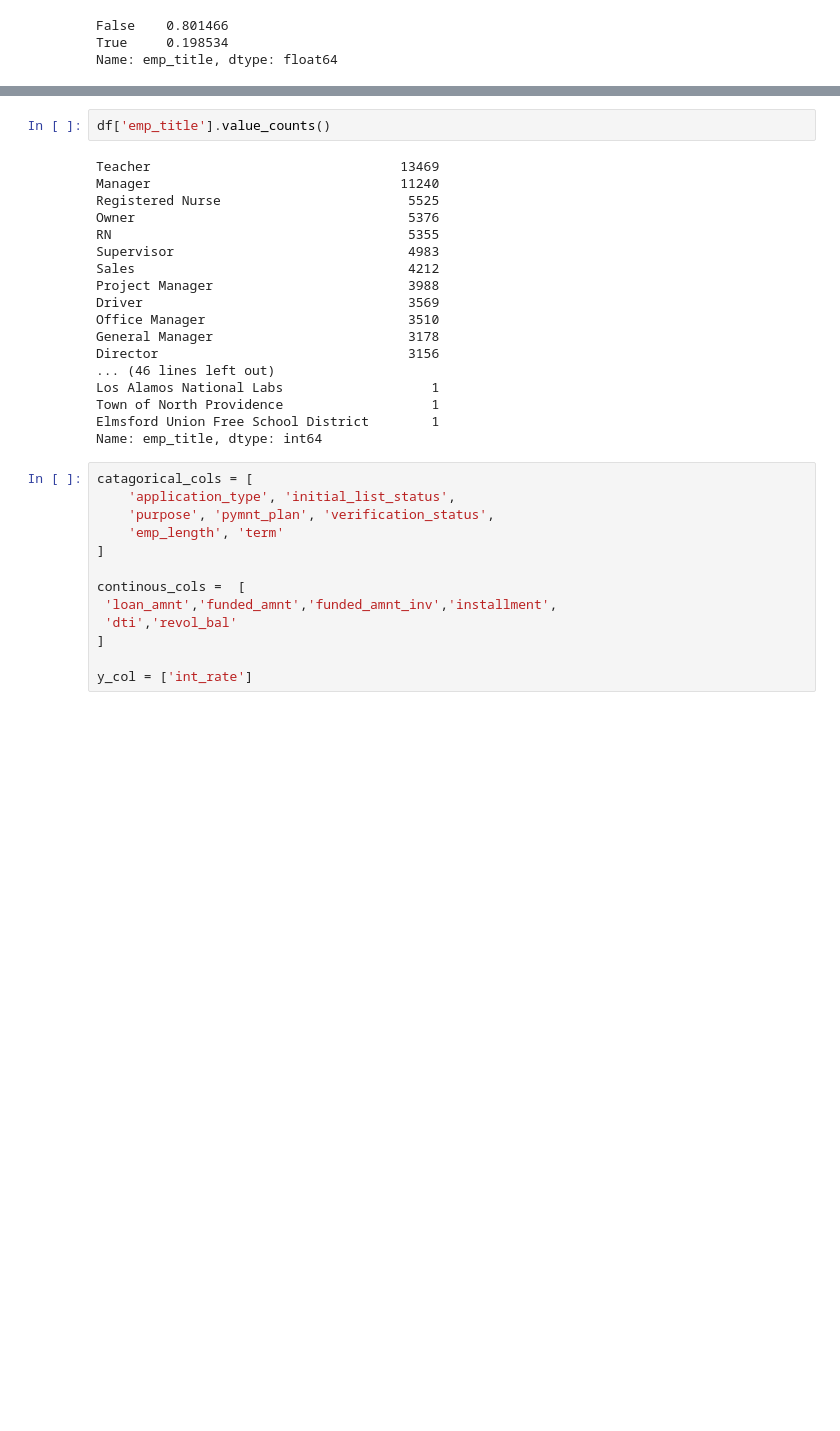
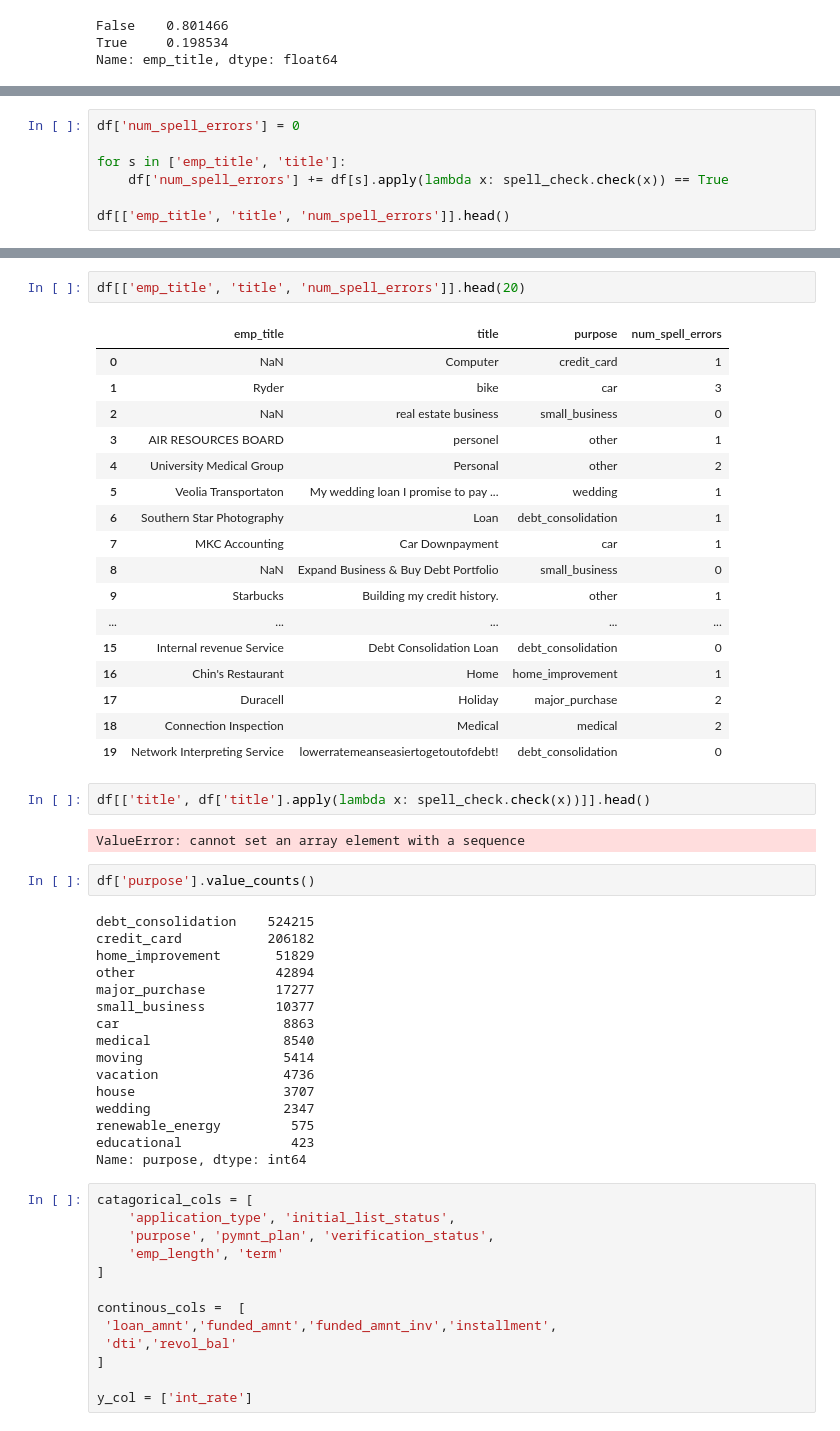
Before and after one commit to QuinnLee/cs109a-Project, a Jupyter notebook: notebooks/4-aa-feature-engineering.ipynb, the cells around one changed output, grey strips where cells are left out. Saved outputs shown, nothing was run; the diff lists cells and outputs as text; blank space fills up the shorter version.

```diff
--- a/notebooks/4-aa-feature-engineering.ipynb
+++ b/notebooks/4-aa-feature-engineering.ipynb
@@ -192,0 +264,7 @@ Name: emp_title, dtype: float64
+# %%
+df['num_spell_errors'] = 0
+
+for s in ['emp_title', 'title']:
+    df['num_spell_errors'] += df[s].apply(lambda x: spell_check.check(x)) == True
+
+df[['emp_title', 'title', 'num_spell_errors']].head()
@@ -193,23 +278,45 @@ Name: emp_title, dtype: float64
+# %%
+df[['emp_title', 'title', 'num_spell_errors']].head(20)
+# %% [output]
+|  | emp_title | title | purpose | num_spell_errors |
+| 0 | NaN | Computer | credit_card | 1 |
+| 1 | Ryder | bike | car | 3 |
+| 2 | NaN | real estate business | small_business | 0 |
+| 3 | AIR RESOURCES BOARD | personel | other | 1 |
+| 4 | University Medical Group | Personal | other | 2 |
+| 5 | Veolia Transportaton | My wedding loan I promise to pay ... | wedding | 1 |
+| 6 | Southern Star Photography | Loan | debt_consolidation | 1 |
+| 7 | MKC Accounting | Car Downpayment | car | 1 |
+| 8 | NaN | Expand Business & Buy Debt Portfolio | small_business | 0 |
+| 9 | Starbucks | Building my credit history. | other | 1 |
+| ... | ... | ... | ... | ... |
+| 15 | Internal revenue Service | Debt Consolidation Loan | debt_consolidation | 0 |
+| 16 | Chin's Restaurant | Home | home_improvement | 1 |
+| 17 | Duracell | Holiday | major_purchase | 2 |
+| 18 | Connection Inspection | Medical | medical | 2 |
+| 19 | Network Interpreting Service | lowerratemeanseasiertogetoutofdebt! | debt_consolidation | 0 |
+# %%
+df[['title', df['title'].apply(lambda x: spell_check.check(x))]].head()
+# %% [output]
+ValueError: cannot set an array element with a sequence
 # %%
-df['emp_title'].value_counts()
+df['purpose'].value_counts()
 # %% [output]
-Teacher                                13469
-Manager                                11240
-Registered Nurse                        5525
-Owner                                   5376
-RN                                      5355
-Supervisor                              4983
-Sales                                   4212
-Project Manager                         3988
-Driver                                  3569
-Office Manager                          3510
-General Manager                         3178
-Director                                3156
-... (46 lines left out)
-Los Alamos National Labs                   1
-Town of North Providence                   1
-Elmsford Union Free School District        1
-Name: emp_title, dtype: int64
+debt_consolidation    524215
+credit_card           206182
+home_improvement       51829
+other                  42894
+major_purchase         17277
+small_business         10377
+car                     8863
+medical                 8540
+moving                  5414
+vacation                4736
+house                   3707
+wedding                 2347
+renewable_energy         575
+educational              423
+Name: purpose, dtype: int64
 # %%
 catagorical_cols = [
     'application_type', 'initial_list_status',
```
Also changed, not shown: parts of 24 cells of this notebook, 1 other file.
